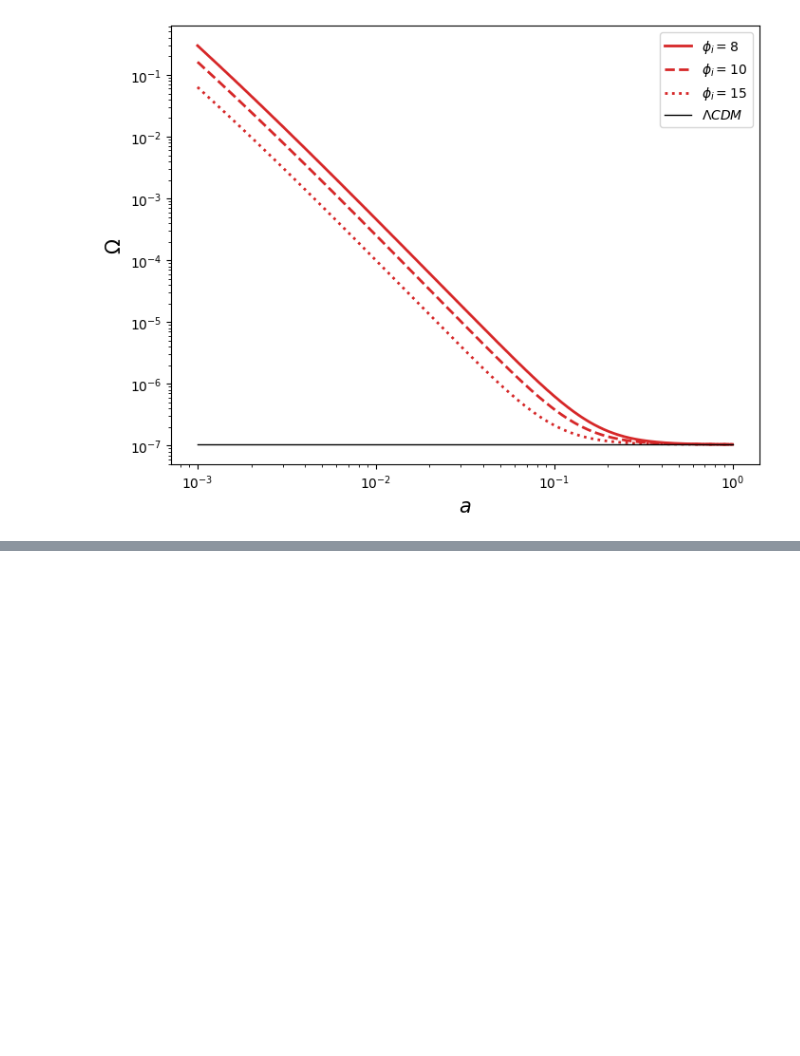
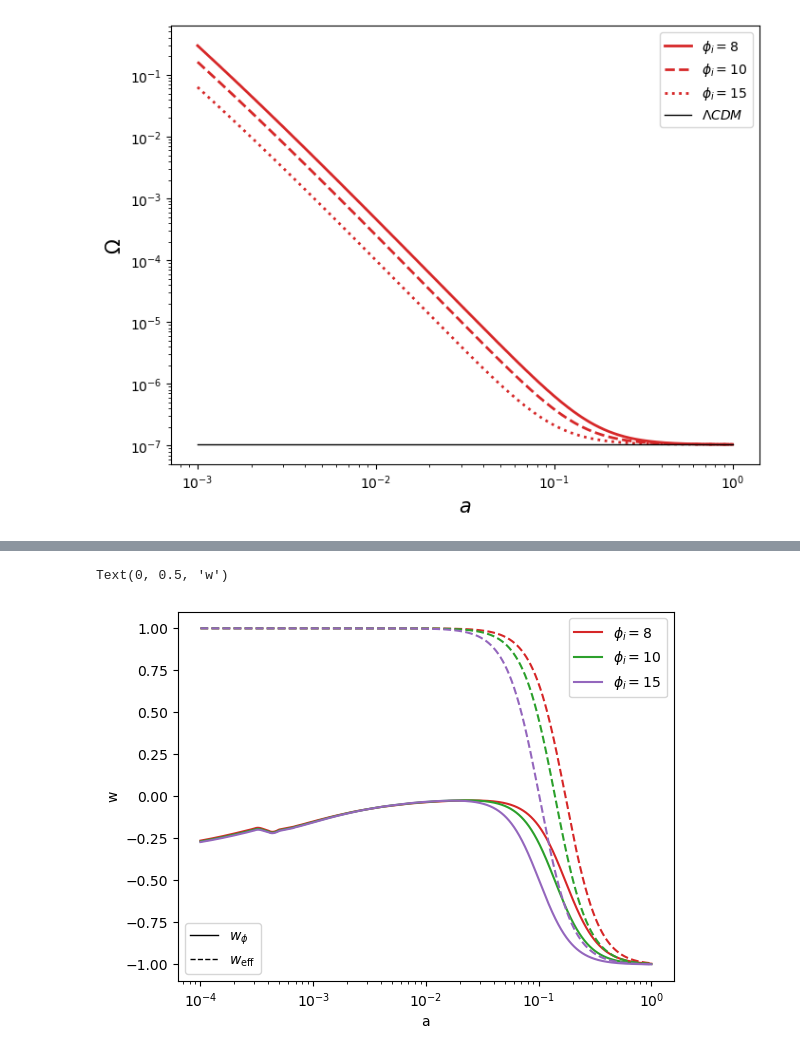
Before and after one commit to joaoreboucas1/CAMB-HDS, a Jupyter notebook: docs/HDS-Demo.ipynb, the cells around one changed output, grey strips where cells are left out. Drawn from its saved outputs; the diff is of its cells as text; code cells hidden in the pictures; blank space fills up the shorter version.

```diff
--- a/docs/HDS-Demo.ipynb
+++ b/docs/HDS-Demo.ipynb
@@ -131,0 +150,30 @@ plt.savefig("HDS_CAMB.pdf")
+# %%
+# Plotting w_eff
+fig, ax = plt.subplots()
+for result, label, color in zip(results, legend_labels, colors):
+    if label == r"$\Lambda CDM$": continue
+    rhos = result.get_background_densities(scale_factor)
+    H = scale_factor*result.h_of_z(1/scale_factor - 1)
+    _, w_de = result.get_dark_energy_rho_w(scale_factor)
+    rho_de = rhos['de']/scale_factor**4
+    rho_cdm = rhos['cdm']/scale_factor**4
+    de = result.Params.DarkEnergy
+    phi_interpolator = interp1d(de.sampled_a, de.phi_a)
+    phi_prime_interpolator = interp1d(de.sampled_a, de.phidot_a)
+    phi = phi_interpolator(scale_factor)
+    phi_prime = phi_prime_interpolator(scale_factor)
+    w_eff = w_de + phi_prime * rho_cdm / (phi * 3 * H * rho_de)
+    plt.semilogx(scale_factor, w_eff, label=label, color=color)
+    plt.semilogx(scale_factor, w_de, ls='--', color=color)
+
+l = ax.legend()
+ax.add_artist(l)
+# Custom legend
+custom_lines = [mpl.lines.Line2D([0], [0], color="black", lw=1, ls='-'), \
+                mpl.lines.Line2D([0], [0], color="black", lw=1, ls='--'),]
+ax.legend(handles=custom_lines, labels=[r"$w_\phi$", r"$w_\mathrm{eff}$"], loc="lower left")
+plt.xlabel("a")
+plt.ylabel(r"w")
+# %% [output]
+Text(0, 0.5, 'w')
+[figure, added]
```
Also changed, not shown: parts of 7 cells of this notebook, 1 other file.
